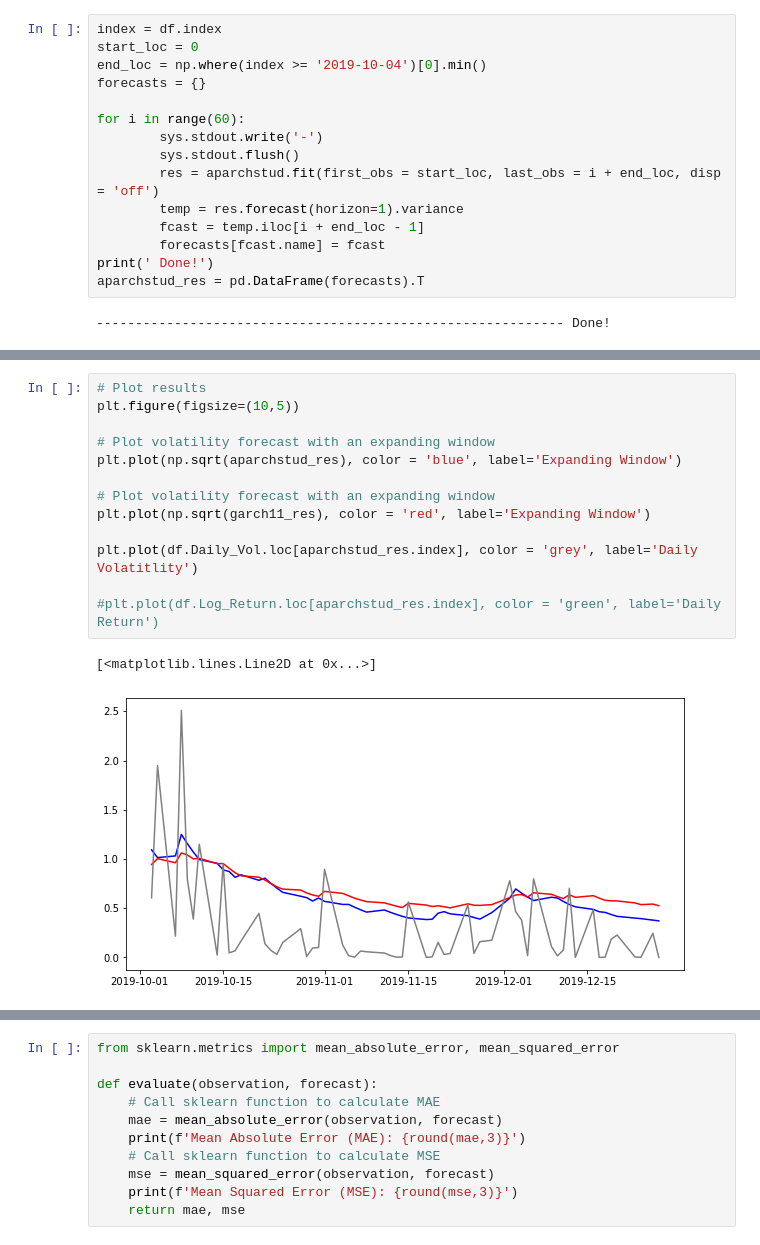
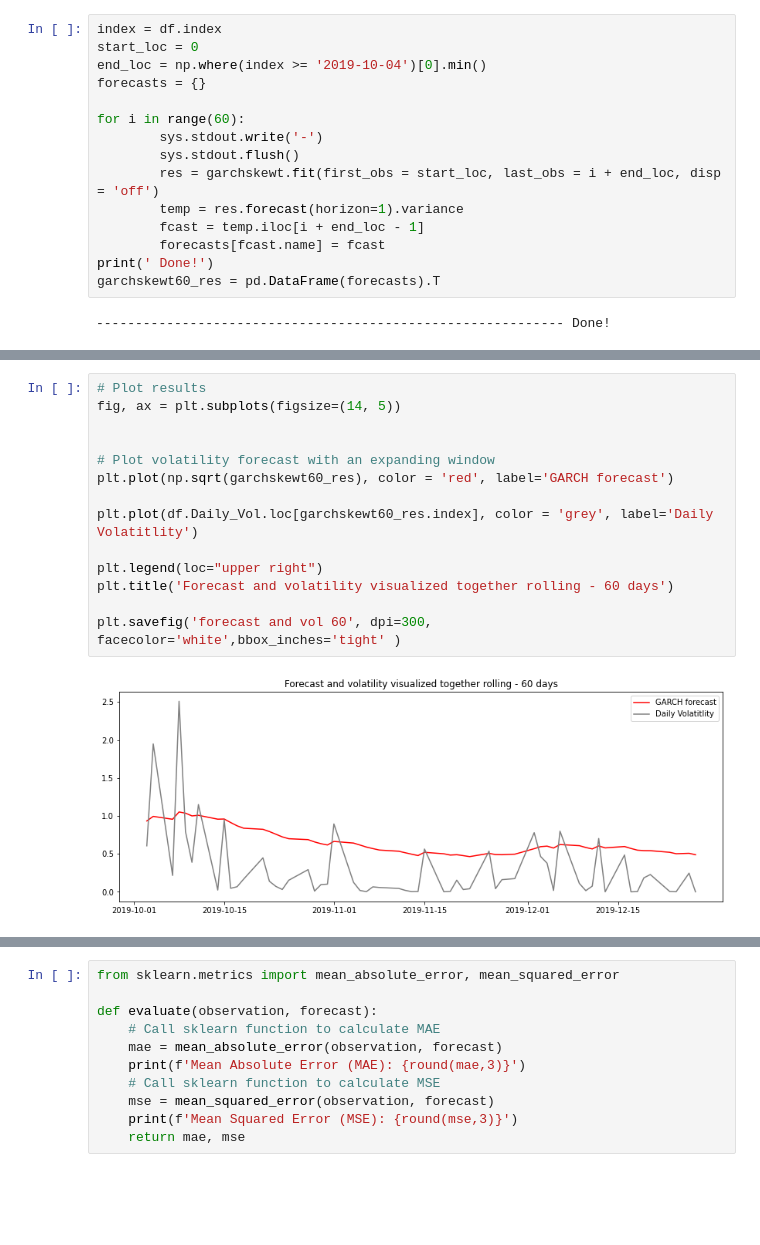
Before and after one commit to levikul09/ERA, a Jupyter notebook: Era code.ipynb, the cells around one changed output, grey strips where cells are left out. Drawn from its saved outputs; the diff is of its cells as text; blank space fills up the shorter version.

```diff
--- a/Era code.ipynb
+++ b/Era code.ipynb
@@ -507,12 +570,12 @@ forecasts = {}
 for i in range(60):
         sys.stdout.write('-')
         sys.stdout.flush()
-        res = aparchstud.fit(first_obs = start_loc, last_obs = i + end_loc, disp = 'off')
+        res = garchskewt.fit(first_obs = start_loc, last_obs = i + end_loc, disp = 'off')
         temp = res.forecast(horizon=1).variance
         fcast = temp.iloc[i + end_loc - 1]
         forecasts[fcast.name] = fcast
 print(' Done!')
-aparchstud_res = pd.DataFrame(forecasts).T
+garchskewt60_res = pd.DataFrame(forecasts).T
 # %% [output]
 ------------------------------------------------------------ Done!
 # %%
@@ -535,16 +598,16 @@ garch11_res = pd.DataFrame(forecasts).T
 # %%
 # Plot results
-plt.figure(figsize=(10,5))
+fig, ax = plt.subplots(figsize=(14, 5))
+
 
 # Plot volatility forecast with an expanding window
-plt.plot(np.sqrt(aparchstud_res), color = 'blue', label='Expanding Window')
+plt.plot(np.sqrt(garchskewt60_res), color = 'red', label='GARCH forecast')
 
-# Plot volatility forecast with an expanding window
-plt.plot(np.sqrt(garch11_res), color = 'red', label='Expanding Window')
+plt.plot(df.Daily_Vol.loc[garchskewt60_res.index], color = 'grey', label='Daily Volatitlity')
 
-plt.plot(df.Daily_Vol.loc[aparchstud_res.index], color = 'grey', label='Daily Volatitlity')
+plt.legend(loc="upper right")
+plt.title('Forecast and volatility visualized together rolling - 60 days')
 
-#plt.plot(df.Log_Return.loc[aparchstud_res.index], color = 'green', label='Daily Return')
+plt.savefig('forecast and vol 60', dpi=300, facecolor='white',bbox_inches='tight' )
 # %% [output]
-[<matplotlib.lines.Line2D at 0x...>]
-[figure, old version]
+[figure, new version]
```
Also changed, not shown: parts of 26 cells of this notebook.
